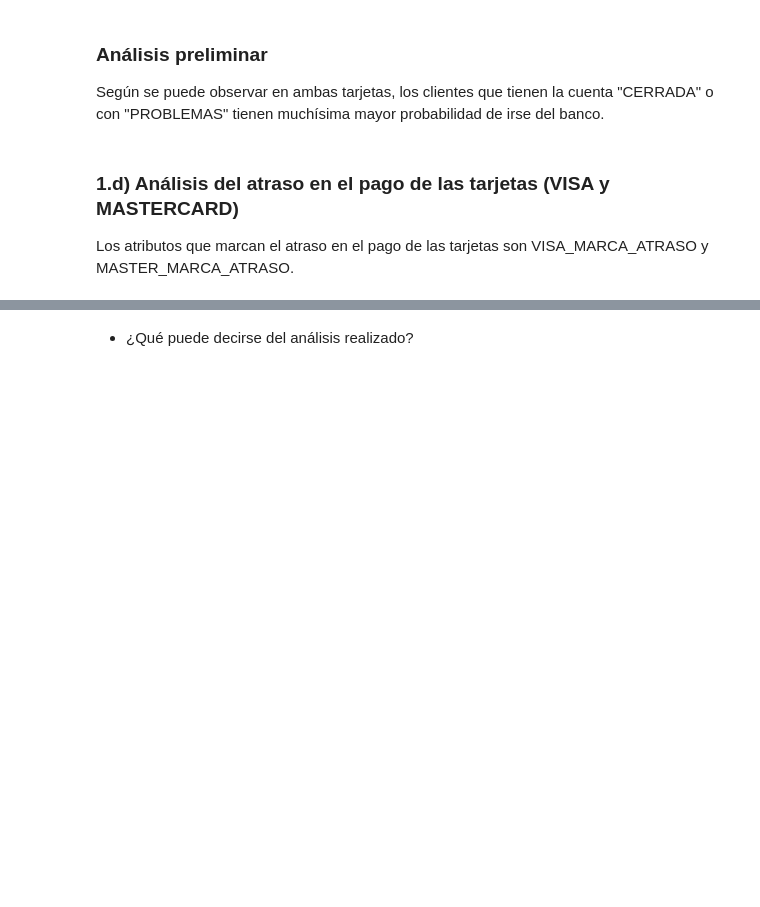
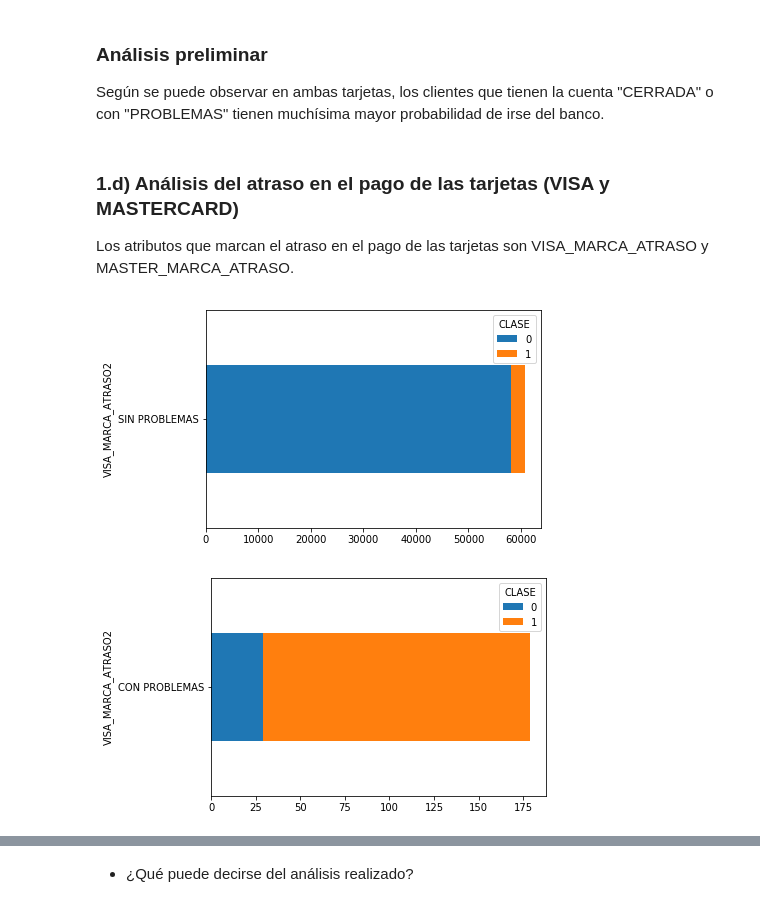
Before and after one commit to leyluchy/DataMining, a Jupyter notebook: Attrition_Bancario - Drive.ipynb, the cells around one changed output, grey strips where cells are left out. Saved outputs shown, nothing was run; the diff lists cells and outputs as text; code cells hidden in the pictures; blank space fills up the shorter version.

```diff
--- a/Attrition_Bancario - Drive.ipynb
+++ b/Attrition_Bancario - Drive.ipynb
@@ -142,14 +259,21 @@ Según se puede observar en ambas tarjetas, los clientes que tienen la cuenta "C
 Los atributos que marcan el atraso en el pago de las tarjetas son VISA_MARCA_ATRASO y MASTER_MARCA_ATRASO.
 # %%
 # Como ambos atributos son numericos creamos dos variables auxiliares "categoricas" para ver cómo se comportan
-df['VISA_MARCA_ATRASO2'] = list(map(lambda marca: 'CON ATRASO' if (marca > 0 ) else 'SIN ATRASO', df['VISA_MARCA_ATRASO']))
-ct3 = pd.crosstab(df.VISA_MARCA_ATRASO2, df.CLASE, margins=False)
-ct3.loc[["SIN ATRASO"]].plot.barh(stacked=True)
-ct3.loc[["CON ATRASO"]].plot.barh(stacked=True)
+#df['VISA_MARCA_ATRASO2'] = list(map(lambda marca: 'CON ATRASO' if (marca > 0 ) else 'SIN ATRASO', df['VISA_MARCA_ATRASO']))
+df_v['VISA_MARCA_ATRASO2'] = list(map(lambda marca: 'CON PROBLEMAS' if (marca > 0 ) else 'SIN PROBLEMAS', df_v['G_CUENTA_ESTADO2']))
+
+ct3 = pd.crosstab(df_v.VISA_MARCA_ATRASO2, df_v.CLASE, margins=False)
+#ct3.loc[["SIN ATRASO"]].plot.barh(stacked=True)
+#ct3.loc[["CON ATRASO"]].plot.barh(stacked=True)
+ct3.loc[["SIN PROBLEMAS"]].plot.barh(stacked=True)
+ct3.loc[["CON PROBLEMAS"]].plot.barh(stacked=True)
 plt.show()
 
 # Para terminar borramos la variable auxiliar creada
-df.drop('VISA_MARCA_ATRASO2', axis=1, inplace=True)
+df_v.drop('VISA_MARCA_ATRASO2', axis=1, inplace=True)
+# %% [output]
+[figure, added]
+[figure, added]
 # %%
 df['MASTER_MARCA_ATRASO2'] = list(map(lambda marca: 'CON ATRASO' if (marca > 0 ) else 'SIN ATRASO', df['MASTER_MARCA_ATRASO']))
 ct4 = pd.crosstab(df.MASTER_MARCA_ATRASO2, df.CLASE, margins=False)
```
Also changed, not shown: parts of 21 cells of this notebook, 1 other file.
